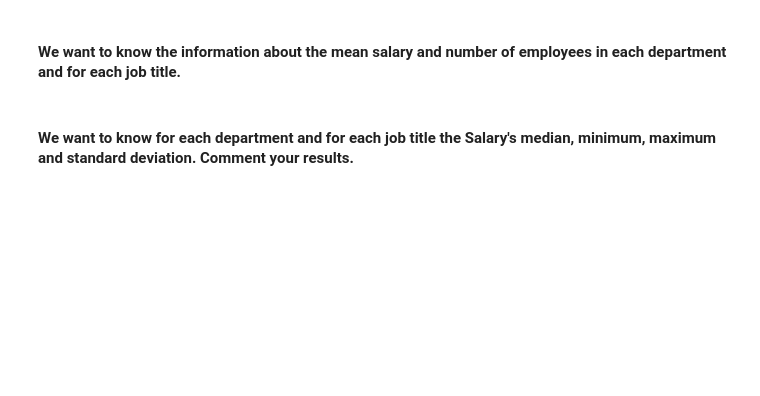
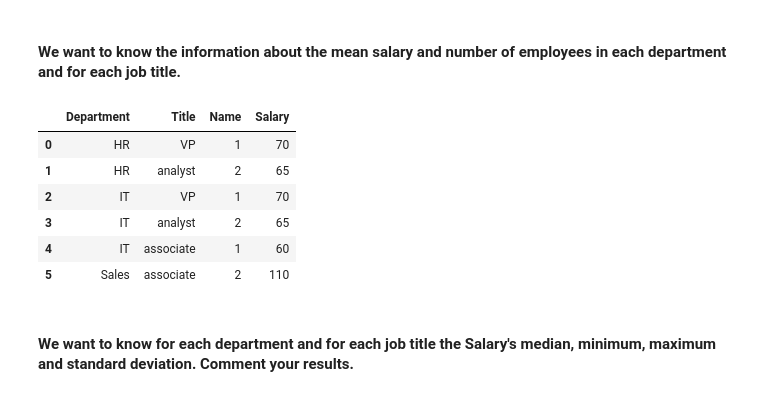
Before and after one commit to HSHRU/lab-pivot-table-and-correlation, a Jupyter notebook: your_code/main.ipynb, the cells around one changed output. Saved outputs shown, nothing was run; the diff lists cells and outputs as text; code cells hidden in the pictures; blank space fills up the shorter version.

```diff
--- a/your_code/main.ipynb
+++ b/your_code/main.ipynb
@@ -71,2 +100,13 @@ Hint : There are 2 ways to do it - one way is with groupby and the other way is
+# %%
+# your answer here
+employee.pivot_table(values= [ 'Salary', 'Name' ], index=['Department', 'Title'], aggfunc ={'Salary':'sum', 'Name':'count'}).reset_index()
+# %% [output]
+|  | Department | Title | Name | Salary |
+| 0 | HR | VP | 1 | 70 |
+| 1 | HR | analyst | 2 | 65 |
+| 2 | IT | VP | 1 | 70 |
+| 3 | IT | analyst | 2 | 65 |
+| 4 | IT | associate | 1 | 60 |
+| 5 | Sales | associate | 2 | 110 |
 # %% [markdown]
 #### We want to know for each department and for each job title the Salary's median, minimum, maximum and standard deviation. Comment your results.
```
Also changed, not shown: parts of 19 cells of this notebook.
